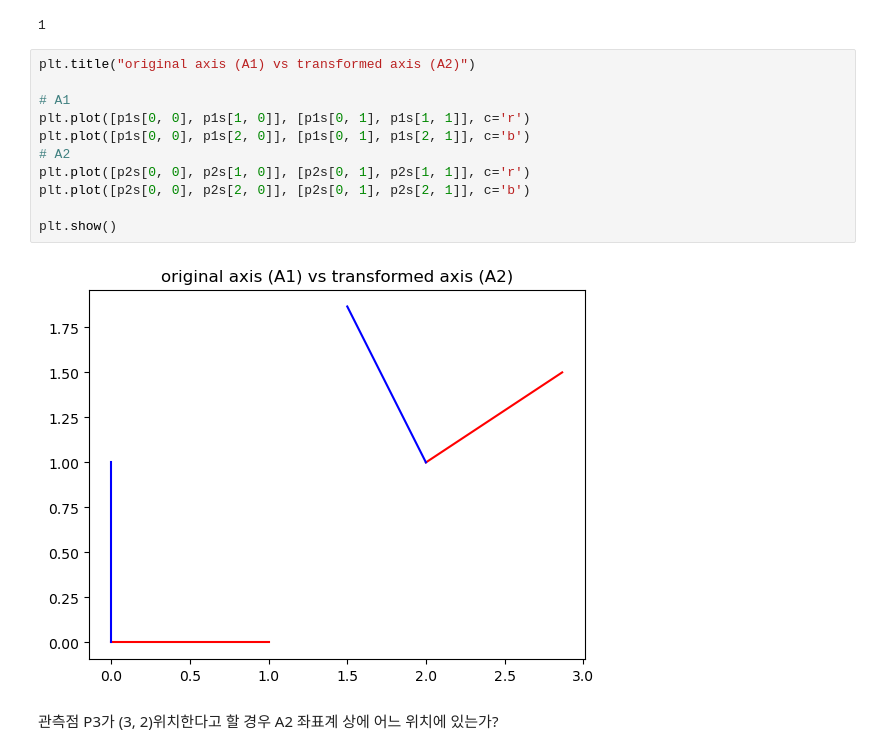
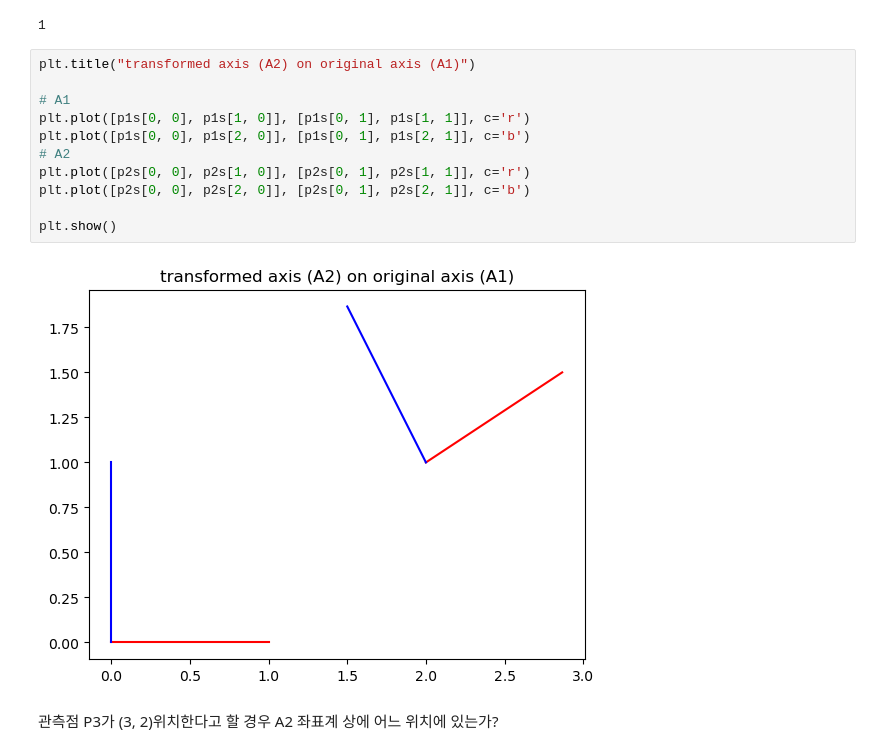
Before and after one commit to karlkwon/spark_x_F, a Jupyter notebook: Axis_w_Matrix.ipynb, the cells around one changed output. Drawn from its saved outputs; the diff is of its cells as text.

```diff
--- a/Axis_w_Matrix.ipynb
+++ b/Axis_w_Matrix.ipynb
@@ -44,18 +44,18 @@ p1s[1, 0] - p1s[0, 0]
 # %% [output]
 1
 # %%
-plt.title("original axis (A1) vs transformed axis (A2)")
+plt.title("transformed axis (A2) on original axis (A1)")
 
 # A1
 plt.plot([p1s[0, 0], p1s[1, 0]], [p1s[0, 1], p1s[1, 1]], c='r')
 plt.plot([p1s[0, 0], p1s[2, 0]], [p1s[0, 1], p1s[2, 1]], c='b')
 # A2
 plt.plot([p2s[0, 0], p2s[1, 0]], [p2s[0, 1], p2s[1, 1]], c='r')
 plt.plot([p2s[0, 0], p2s[2, 0]], [p2s[0, 1], p2s[2, 1]], c='b')
 
 plt.show()
 # %% [output]
-[figure, old version]
+[figure, new version]
 # %% [markdown]
 관측점 P3가 (3, 2)위치한다고 할 경우 A2 좌표계 상에 어느 위치에 있는가?
 # %% [markdown]
```
Also changed, not shown: parts of 2 cells of this notebook.
